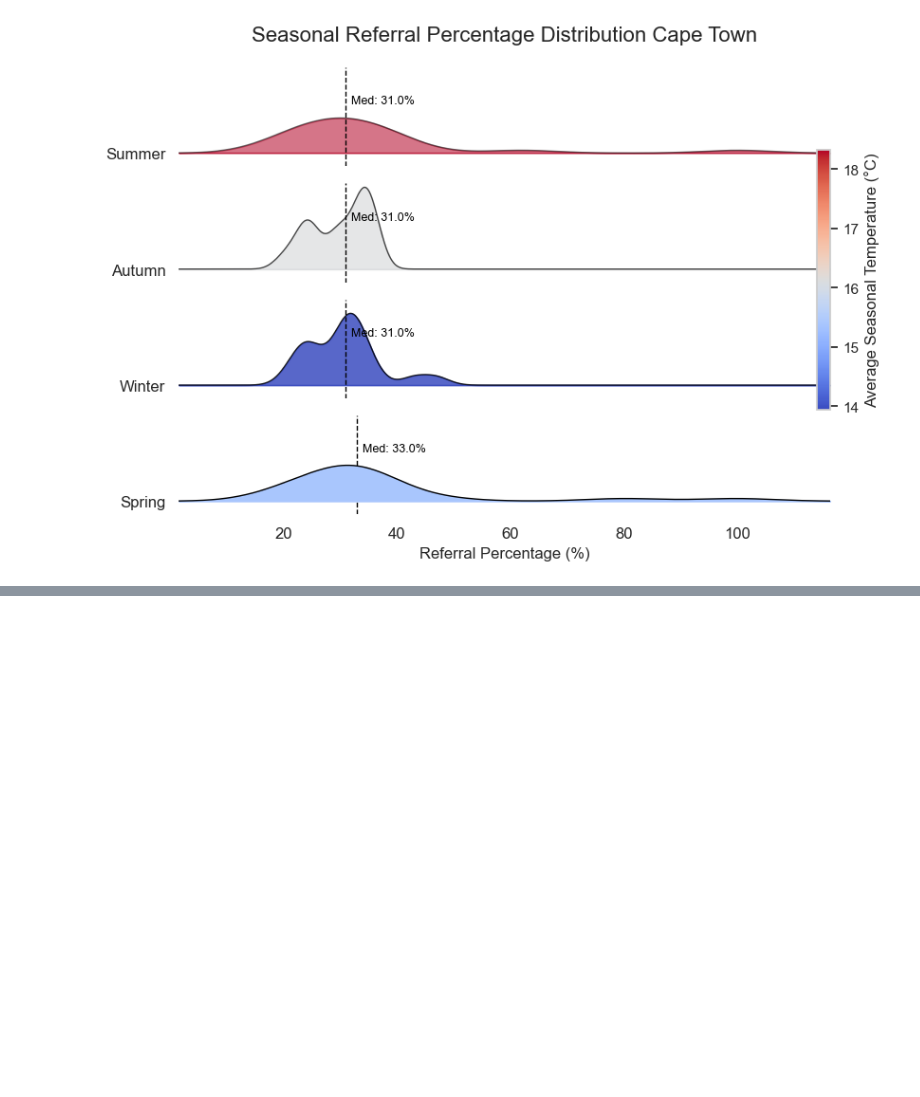
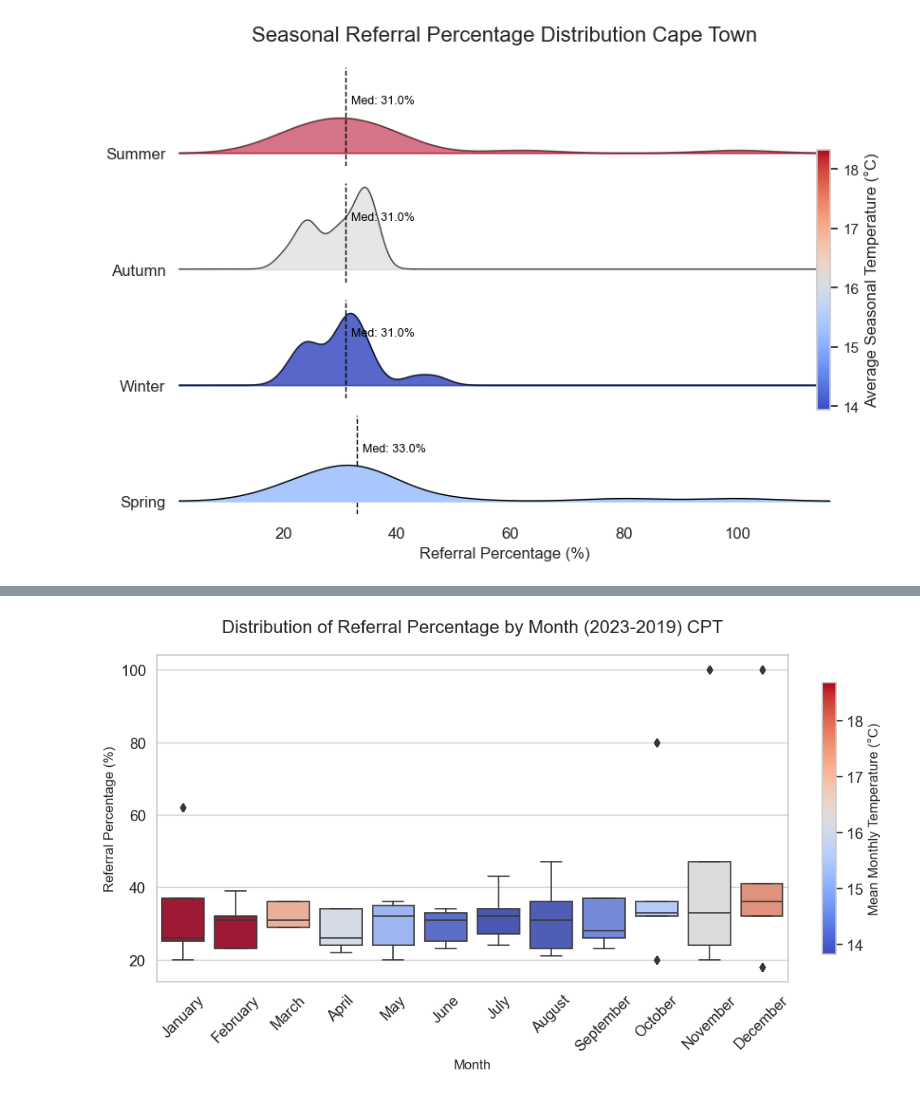
Before and after one commit to Logic06183/Joburg, a Jupyter notebook: CPT_trends.ipynb, the cells around one changed output, grey strips where cells are left out. Cells and saved outputs as stored; diff of their text form; code cells hidden in the pictures; blank space fills up the shorter version.

```diff
--- a/CPT_trends.ipynb
+++ b/CPT_trends.ipynb
@@ -1368,0 +1441,57 @@ plt.show()
+# %%
+import pandas as pd
+import matplotlib.pyplot as plt
+import seaborn as sns
+from matplotlib.colors import Normalize
+import calendar
+
+#---------------------------------------------------------
+# Filter data: exclude percentages over 100%
+filtered_df = df[df['Percentage'] <= 100].copy()
+
+# Ensure MonthName is ordered
+filtered_df['MonthName'] = filtered_df['Month'].dt.month_name()
+filtered_df['MonthName'] = pd.Categorical(filtered_df['MonthName'],
+    categories=[calendar.month_name[i] for i in range(1,13)],
+    ordered=True)
+
+# Compute mean monthly temperature for color mapping
+monthly_stats = filtered_df.groupby('MonthName')['Temperature'].mean().reset_index()
+temp_min = monthly_stats['Temperature'].min()
+temp_max = monthly_stats['Temperature'].max()
+
+# Normalize temperatures to [0, 1]
+norm = Normalize(vmin=temp_min, vmax=temp_max)
+cmap = plt.cm.coolwarm
+
+# Create a dictionary mapping each month to a color
+month_color_dict = {}
+for _, row in monthly_stats.iterrows():
+    m = row['MonthName']
+    t = row['Temperature']
+    month_color_dict[m] = cmap(norm(t))
+
+#---------------------------------------------------------
+# Plot with a box plot using the custom palette
+sns.set_theme(style="whitegrid", font_scale=1.2)
+plt.figure(figsize=(10, 6))
+
+# Pass the palette based on the month-to-color mapping
+sns.boxplot(data=filtered_df, x='MonthName', y='Percentage',
+            palette=month_color_dict, linewidth=1.2)
+
+plt.title('Distribution of Referral Percentage by Month (2023-2019) CPT', fontsize=16, pad=20)
+plt.xlabel('Month', fontsize=12)
+plt.ylabel('Referral Percentage (%)', fontsize=12)
+plt.xticks(rotation=45)
+
+# Add a colorbar to interpret temperature colors
+sm = plt.cm.ScalarMappable(cmap=cmap, norm=norm)
+sm.set_array([])
+cbar = plt.colorbar(sm, ax=plt.gca(), fraction=0.02, pad=0.05)
+cbar.set_label('Mean Monthly Temperature (°C)', fontsize=12)
+
+plt.tight_layout()
+plt.show()
+# %% [output]
+[figure, added]
```
Also changed, not shown: parts of 4 cells of this notebook.
